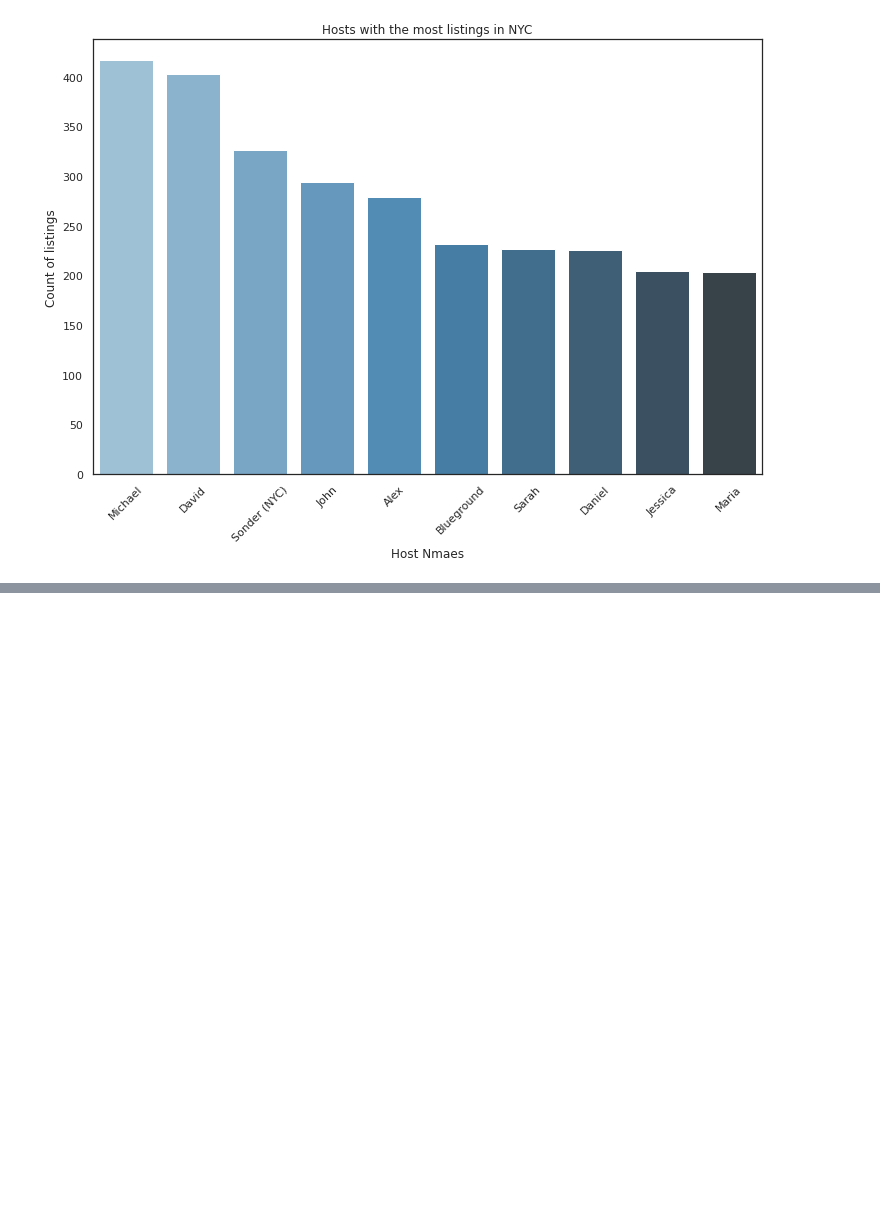
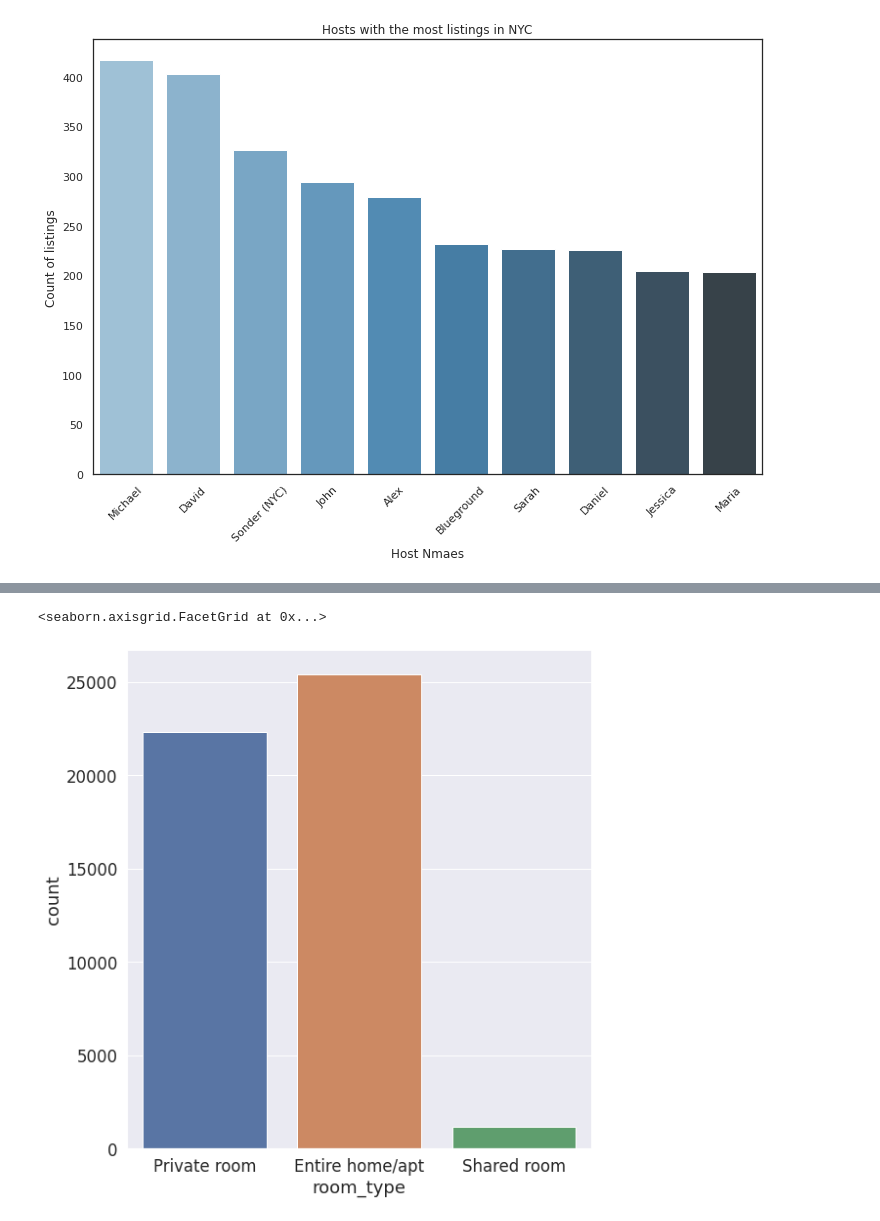
Before and after one commit to rajeshmore1/Capstone-Project-1, a Jupyter notebook: Rajesh_More_Copy_of_Team_4_Capstone_Project.ipynb, the cells around one changed output, grey strips where cells are left out. Drawn from its saved outputs; the diff is of its cells as text; code cells hidden in the pictures; blank space fills up the shorter version.

```diff
--- a/Rajesh_More_Copy_of_Team_4_Capstone_Project.ipynb
+++ b/Rajesh_More_Copy_of_Team_4_Capstone_Project.ipynb
@@ -246,0 +270,6 @@ viz_1.set_xticklabels(viz_1.get_xticklabels(), rotation=45)
+# %%
+sns.set(font_scale=1.5)
+sns.catplot("room_type", data=df, kind="count", height=8)
+# %% [output]
+<seaborn.axisgrid.FacetGrid at 0x...>
+[figure, added]
```
Also changed, not shown: parts of 16 cells of this notebook.
